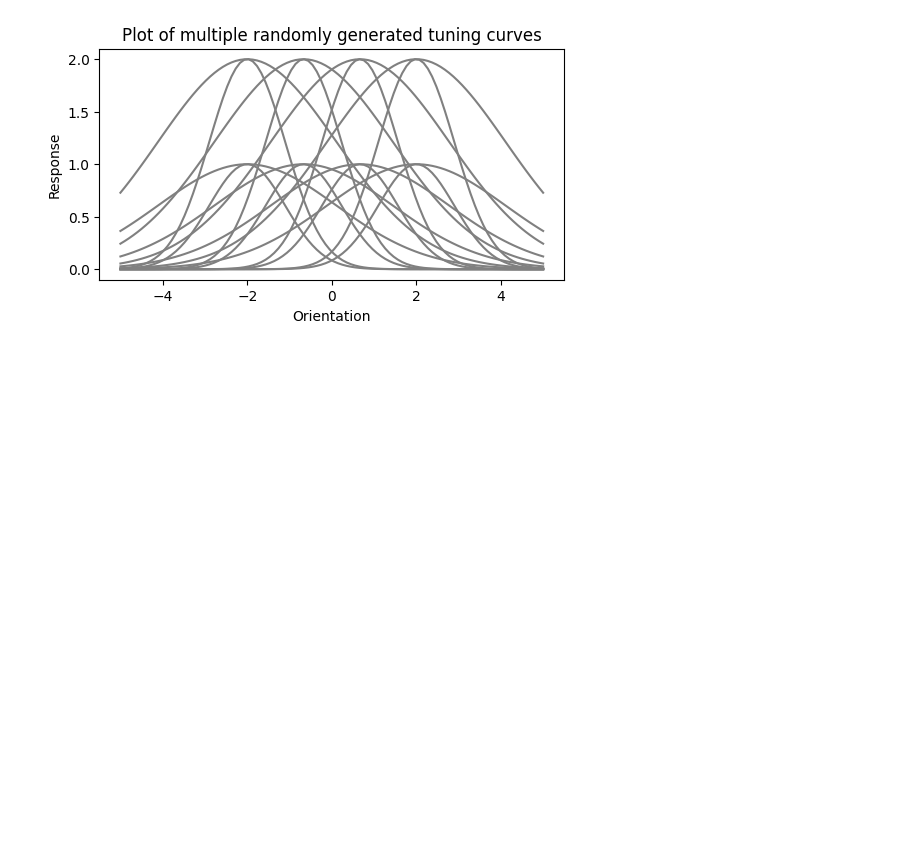
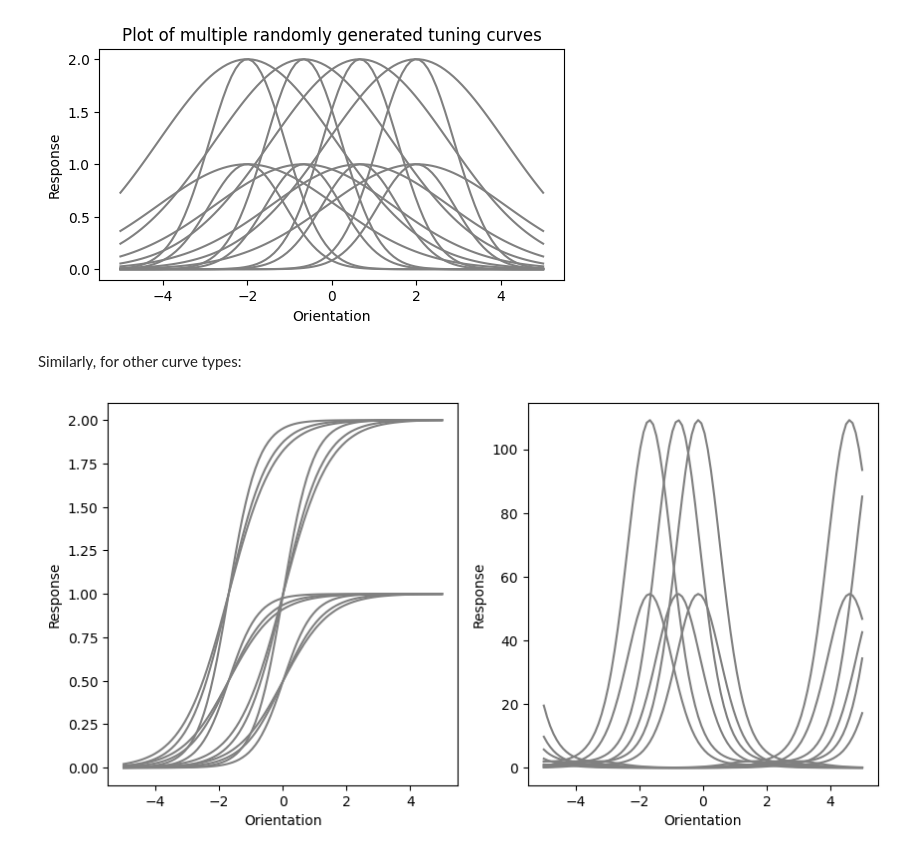
Before and after one commit to rates37/Build-Your-Own-Embedding, a Jupyter notebook: notebooks/new_curves_generation.ipynb, the cells around one changed output. Cells and saved outputs as stored; diff of their text form; code cells hidden in the pictures; blank space fills up the shorter version.

Commit message:
Added examples of new sigmoid and von-mises curve generation methods

```diff
--- a/notebooks/new_curves_generation.ipynb
+++ b/notebooks/new_curves_generation.ipynb
@@ -50,3 +50,34 @@ plt.title(r"Plot of multiple randomly generated tuning curves")
 plt.show()
 # %% [output]
 [figure]
+# %% [markdown]
+Similarly, for other curve types:
+# %%
+x = np.linspace(-5, 5, 100)
+sigmoidCurves = curves.generate_random_sigmoid_curves(
+    x = x,
+    steepness = RandomRange(1, 3, 3),
+    pivot = RandomRange(-2, 2, 2),
+    minResponse = 0,
+    maxResponse = [1, 2]
+)
+vonMisesCurves = curves.generate_random_von_mises_curves(
+    x = x,
+    kappa = UniformRange(-2, 2, 2),
+    theta = RandomRange(0.5, 3, 3),
+    minResponse = 0,
+    maxResponse = [1, 2]
+)
+
+f, (ax1, ax2) = plt.subplots(1, 2, figsize=(10,5))
+for curve in sigmoidCurves:
+    ax1.plot(x, curve, color="gray")
+    ax1.set_xlabel(r"Orientation")
+    ax1.set_ylabel(r"Response")
+for curve in vonMisesCurves:
+    ax2.plot(x, curve, color="gray")
+    ax2.set_xlabel(r"Orientation")
+    ax2.set_ylabel(r"Response")
+plt.show()
+# %% [output]
+[figure, added]
```
